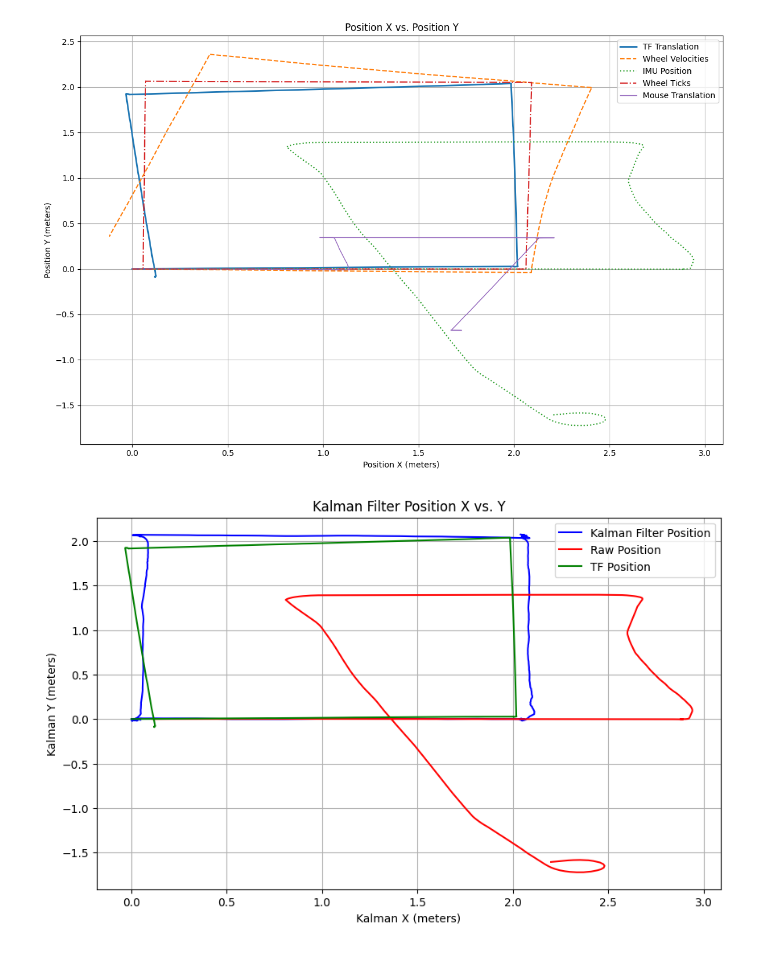
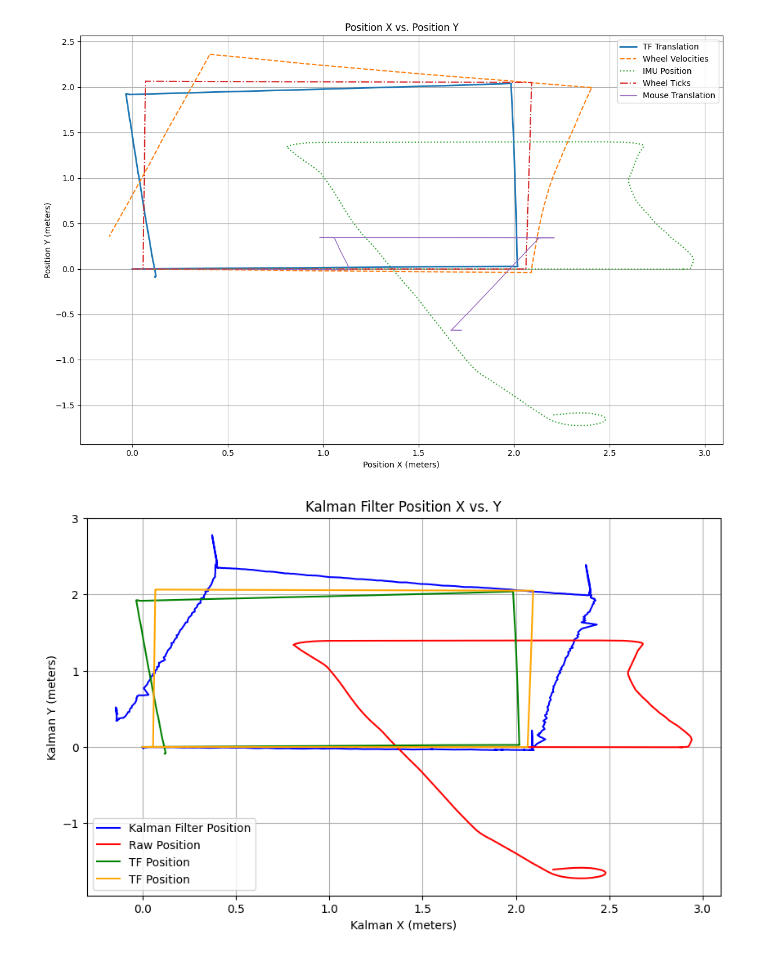
Before and after one commit to calvinbootsman/Data-Fusion-Architecture, a Jupyter notebook: Assignment 3/DFA_Assignment3_2024/data_to_position.ipynb, the cells around one changed output. Saved outputs shown, nothing was run; the diff lists cells and outputs as text; code cells hidden in the pictures.

```diff
--- a/Assignment 3/DFA_Assignment3_2024/data_to_position.ipynb
+++ b/Assignment 3/DFA_Assignment3_2024/data_to_position.ipynb
@@ -105,72 +107,79 @@ plt.show()
 import numpy as np
 
 # Initialize Kalman Filter variables
-dt = 0.01  # Time step
-F = np.array([[1, 0, dt, 0],
-              [0, 1, 0, dt],
-              [0, 0, 1, 0],
-              [0, 0, 0, 1]])
-B = np.array([[0.5 * dt**2, 0],
-              [0, 0.5 * dt**2],
-              [dt, 0],
-              [0, dt]])
-H = np.array([[1, 0, 0, 0],
-              [0, 1, 0, 0]])
-Q = np.eye(4) * 0.1  # Process noise covariance
-R = np.eye(2) * 2   # Measurement noise covariance
-P = np.eye(4)         # Initial state covariance
-x = np.zeros((4, 1))  # Initial state [x, y, vx, vy]
+H = np.array([[1, 0, 0, 0, 0],
+              [0, 1, 0, 0, 0],
+              [0, 0, 0, 0, 1],
+              [0, 0, 1, 0, 0],
+              [0, 0, 0, 1, 0]])  # Measurement matrix
+Q = np.eye(5) * 0.01  # Process noise covariance
+R = np.diag([
+    0.01,  # Variance for x_wheel
+    0.01,  # Variance for y_wheel
+    0.1,   # Variance for yaw_wheel
+    0.2,   # Variance for v_imu_x
+    0.2    # Variance for v_imu_y
+])
+P = np.eye(5)         # Initial state covariance
+x = np.zeros((5, 1))  # Initial state [x, y, vx, vy]
 
 # Kalman Filter loop
 for i in range(1, len(imu_df)):
-    # Get the time delta for the current step
+    # Time delta
     dt = imu_df['delta_time'].iloc[i]
-    # dt = 0.01
-
-    # Skip if dt is NaN or zero (e.g., at the first step)
     if np.isnan(dt) or dt <= 0:
         continue
 
-    # Recalculate F and B matrices based on current dt
-    F = np.array([[1, 0, dt, 0],
-                  [0, 1, 0, dt],
-                  [0, 0, 1, 0],
-                  [0, 0, 0, 1]])
-    B = np.array([[0.5 * dt**2 * np.cos(imu_df['yaw'].iloc[i]), 0],
-                  [0, 0.5 * dt**2  * np.sin(imu_df['yaw'].iloc[i])],
-                  [dt, 0],
+    # Wheel encoder velocities
+    v = wheel_vels_df['linear_velocity'].iloc[i]
+    omega = wheel_vels_df['angular_velocity'].iloc[i]
+
+    # Recalculate F and B matrices
+    F = np.array([[1, 0, dt, 0, 0],
+                  [0, 1, 0, dt, 0],
+                  [0, 0, 1, 0, 0],
+                  [0, 0, 0, 1, 0],
+                  [0, 0, 0, 0, 1]])
+    B = np.array([[np.cos(x[4, 0]) * dt, 0],
+                  [np.sin(x[4, 0]) * dt, 0],
+                  [1, 0],
+                  [0, 1],
                   [0, dt]])
-
-    # Control input (accelerations in global frame)
-    ax = imu_df['linear_acceleration_x'].iloc[i]
-    ay = imu_df['linear_acceleration_y'].iloc[i]
-    u = np.array([[ax], [ay]])
+    u = np.array([[v], [omega]])
 
     # Prediction step
     x = F @ x + B @ u
     P = F @ P @ F.T + Q
 
-    # Measurement update (if measurements are available)
-    z = np.array([[wheel_ticks_df['position_x'].iloc[i]],
-                  [wheel_ticks_df['position_y'].iloc[i]]])  # Example measurements
+    # Measurement vector (using wheel and IMU data)
+    z = np.array([[wheel_vels_df['position_x'].iloc[i]],
+                  [wheel_vels_df['position_y'].iloc[i]],
+                  [wheel_vels_df['yaw'].iloc[i]],
+                  [imu_df['speed_x'].iloc[i]],
+                  [imu_df['speed_y'].iloc[i]]])
+
+    # Kalman gain
     K = P @ H.T @ np.linalg.inv(H @ P @ H.T + R)
+
+    # Update step
     x = x + K @ (z - H @ x)
-    P = (np.eye(4) - K @ H) @ P
+    P = (np.eye(len(x)) - K @ H) @ P
 
-    # Save estimated positions
+    # Save results
     imu_df.loc[i, 'kalman_x'] = x[0, 0]
     imu_df.loc[i, 'kalman_y'] = x[1, 0]
 
 # Plot results
 plt.figure(figsize=(10, 6))
 plt.plot(imu_df['kalman_x'], imu_df['kalman_y'], label='Kalman Filter Position', color='blue')
 plt.plot(imu_df['position_x'], imu_df['position_y'], label='Raw Position', color='red')
 plt.plot(tf_df['translation_x'], tf_df['translation_y'], label='TF Position', color='green')
+plt.plot(wheel_ticks_df['position_x'], wheel_ticks_df['position_y'], label='TF Position', color='orange')
 plt.xlabel('Kalman X (meters)')
 plt.ylabel('Kalman Y (meters)')
 plt.title('Kalman Filter Position X vs. Y')
 plt.legend()
 plt.grid(True)
 plt.show()
 # %% [output]
-[figure, old version]
+[figure, new version]
```
Also changed, not shown: parts of 3 cells of this notebook.
